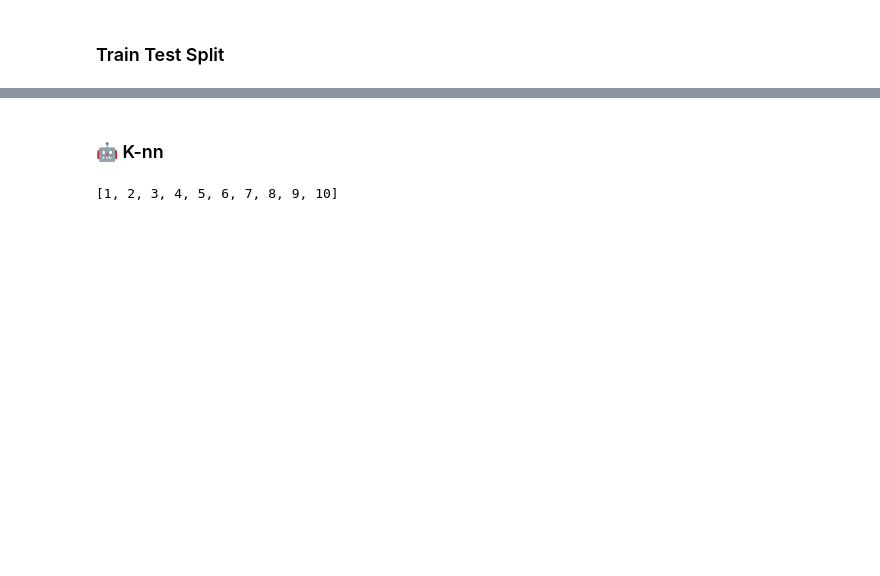
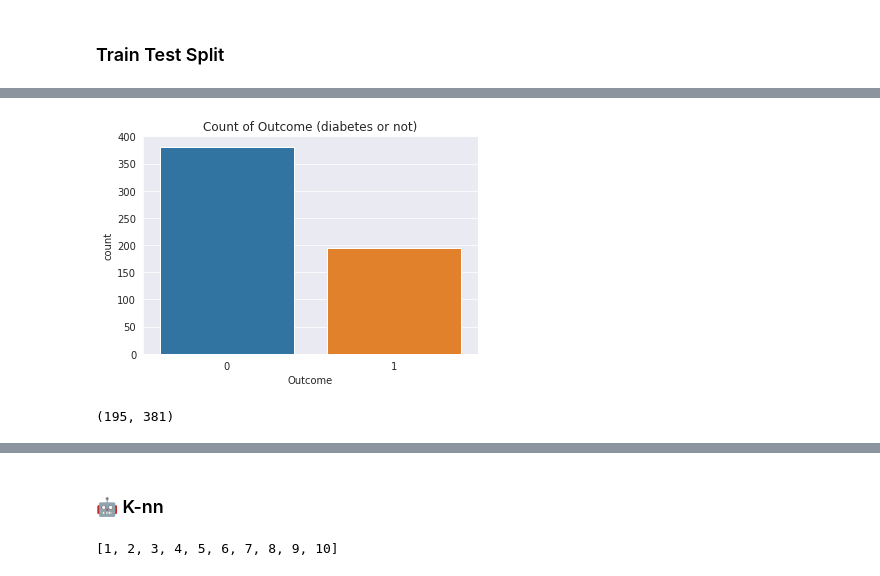
Before and after one commit to Mlamalerie/Diabetes-prediction, a Jupyter notebook: Diabetes_Prediction_Project.ipynb, the cells around one changed output, grey strips where cells are left out. Saved outputs shown, nothing was run; the diff lists cells and outputs as text; code cells hidden in the pictures; blank space fills up the shorter version.

```diff
--- a/Diabetes_Prediction_Project.ipynb
+++ b/Diabetes_Prediction_Project.ipynb
@@ -162,0 +220,3 @@ All the zero values have been imputed
+# %%
+df_diabetes = df_diabetes_0_meaned
+df_diabetes.shape
@@ -361,7 +430,7 @@ dtype: float64
 # %%
 label= df_diabetes["Outcome"]
 train= df_diabetes.drop("Outcome",axis= 1)
-x_train,x_test,y_train,y_test= train_test_split(train,label,test_size= 0.2,random_state= 5)
+x_train,x_test,y_train,y_test= train_test_split(train,label,test_size= 0.25,random_state= 123)
 
 print(x_train.shape)
 print(y_train.shape)
@@ -374,0 +452,16 @@ print(y_test.shape)
+# %%
+
+df_diabetes_train = pd.concat([x_train,y_train],axis=1)
+sns.countplot(x='Outcome', data=df_diabetes_train)
+plt.title("Count of Outcome (diabetes or not)")
+plt.show()
+# %% [output]
+[figure, added]
+# %%
+# Séparer les lignes en deux groupes en fonction de la valeur de la colonne "Outcome"
+df_minority = df_diabetes_train[df_diabetes_train['Outcome']==1]
+df_majority = df_diabetes_train[df_diabetes_train['Outcome']==0]
+
+df_minority.shape[0],df_majority.shape[0]
+# %% [output]
+(195, 381)
```
Also changed, not shown: parts of 82 cells of this notebook.
